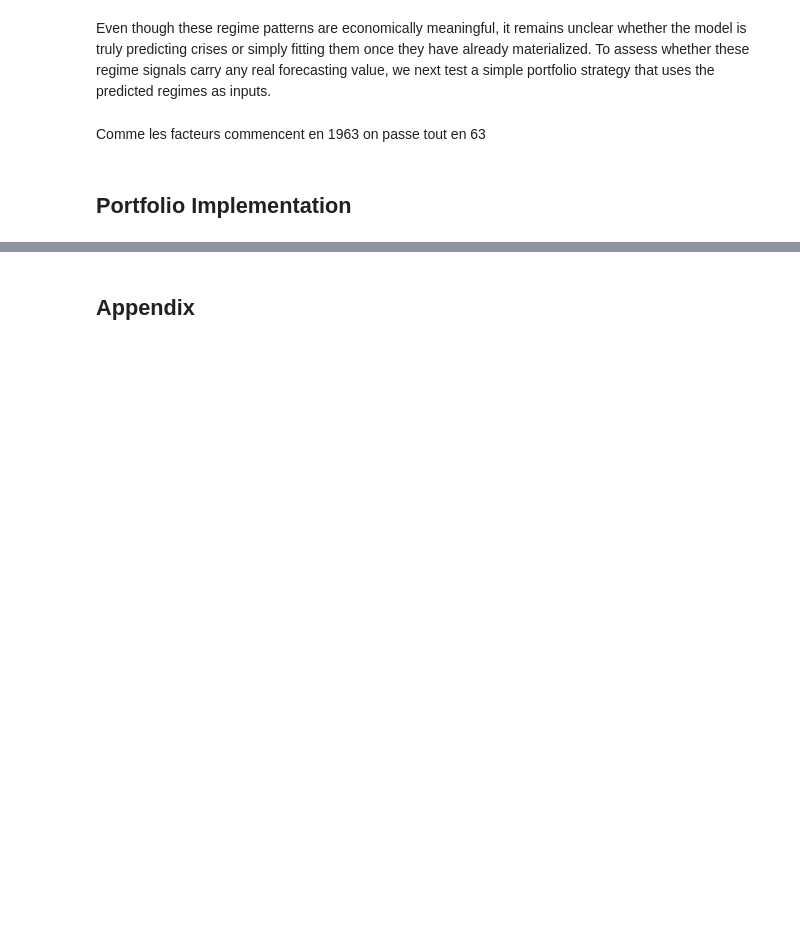
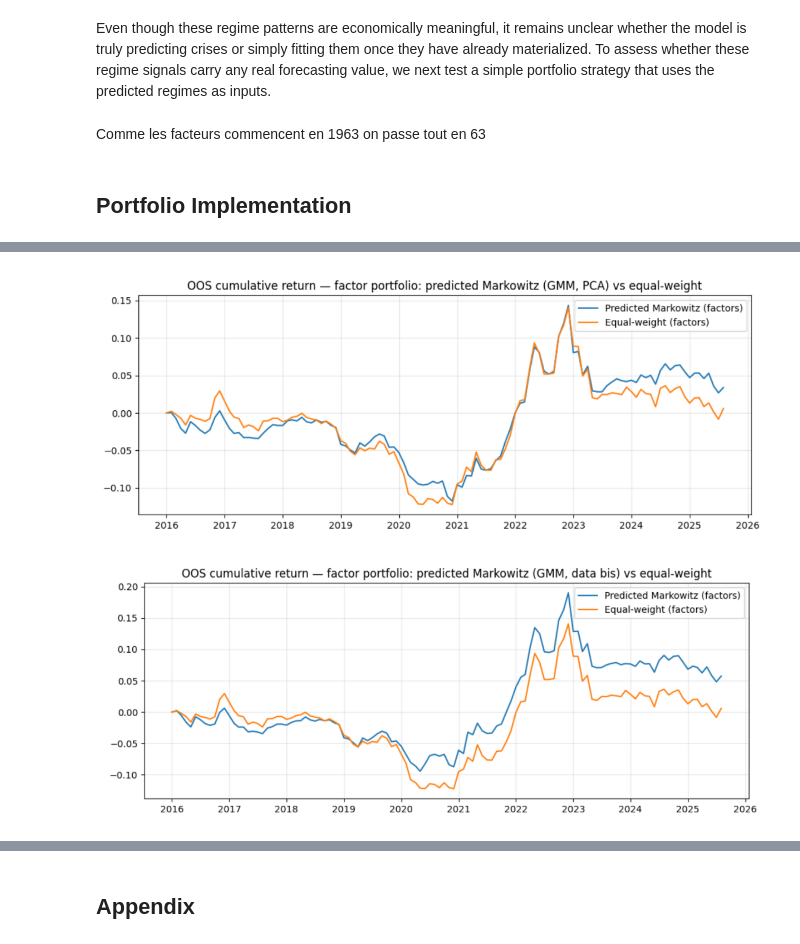
Before and after one commit to alexisdantzikian/ML_PM, a Jupyter notebook: nbs/main.ipynb, the cells around one changed output, grey strips where cells are left out. Cells and saved outputs as stored; diff of their text form; code cells hidden in the pictures; blank space fills up the shorter version.

```diff
--- a/nbs/main.ipynb
+++ b/nbs/main.ipynb
@@ -2139,0 +2044,6 @@ Equal-weight (factors) — Annualized Sharpe = 0.04
+# %%
+show_github_image("https://raw.githubusercontent.com/lxsd111/ML_PM/main/nbs/rend_f1.png")
+show_github_image("https://raw.githubusercontent.com/lxsd111/ML_PM/main/nbs/rend_f2.png")
+# %% [output]
+[figure, added]
+[figure, added]
```
Also changed, not shown: parts of 28 cells of this notebook.
